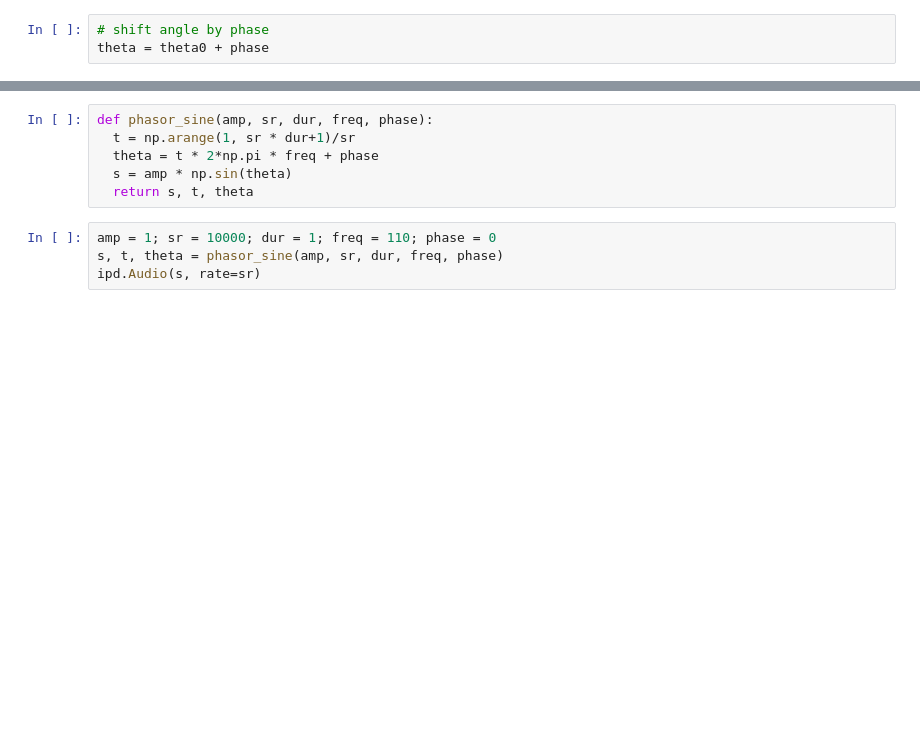
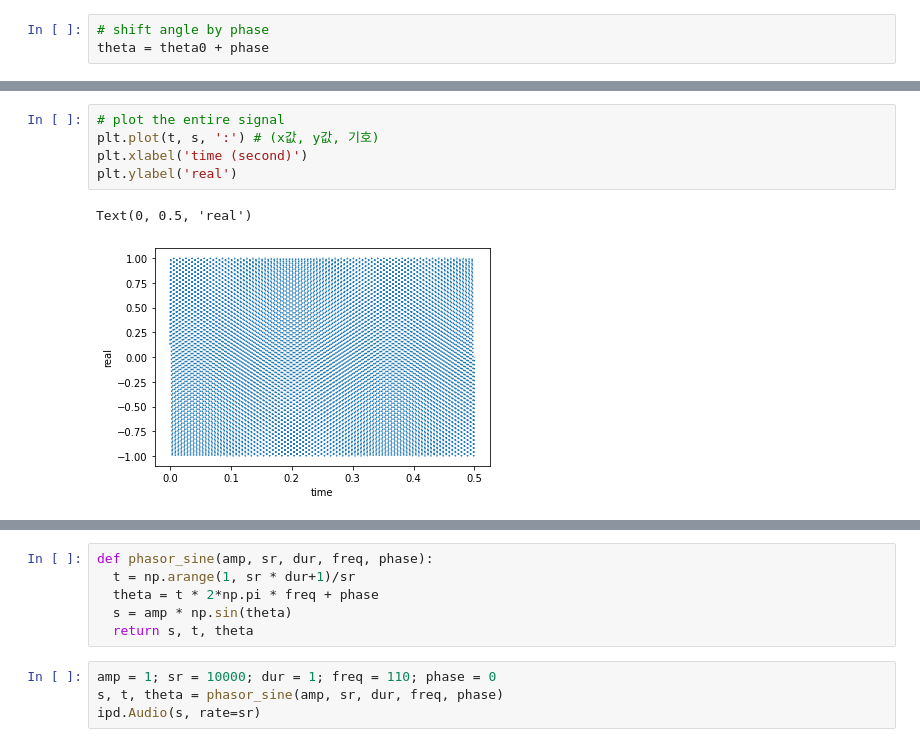
Before and after one commit to te6-in/ENGL437, a Jupyter notebook: sound_processing.ipynb, the cells around one changed output, grey strips where cells are left out. Saved outputs shown, nothing was run; the diff lists cells and outputs as text; blank space fills up the shorter version.

```diff
--- a/sound_processing.ipynb
+++ b/sound_processing.ipynb
@@ -40,2 +44,10 @@ plt.ylabel('real')
+# %%
+# plot the entire signal
+plt.plot(t, s, ':') # (x값, y값, 기호)
+plt.xlabel('time (second)')
+plt.ylabel('real')
+# %% [output]
+Text(0, 0.5, 'real')
+[figure, added]
 # %%
 # plot a certain portion of signals
```
Also changed, not shown: parts of 9 cells of this notebook.
